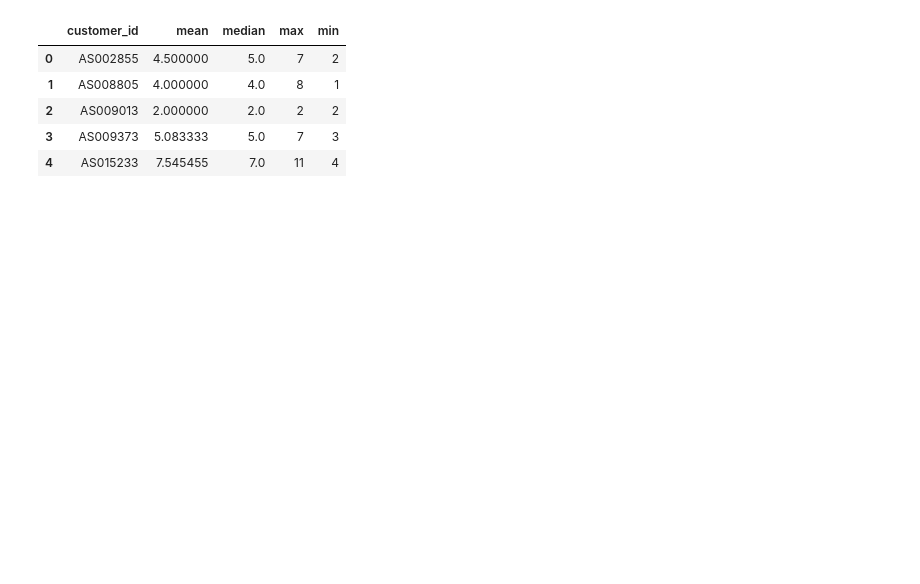
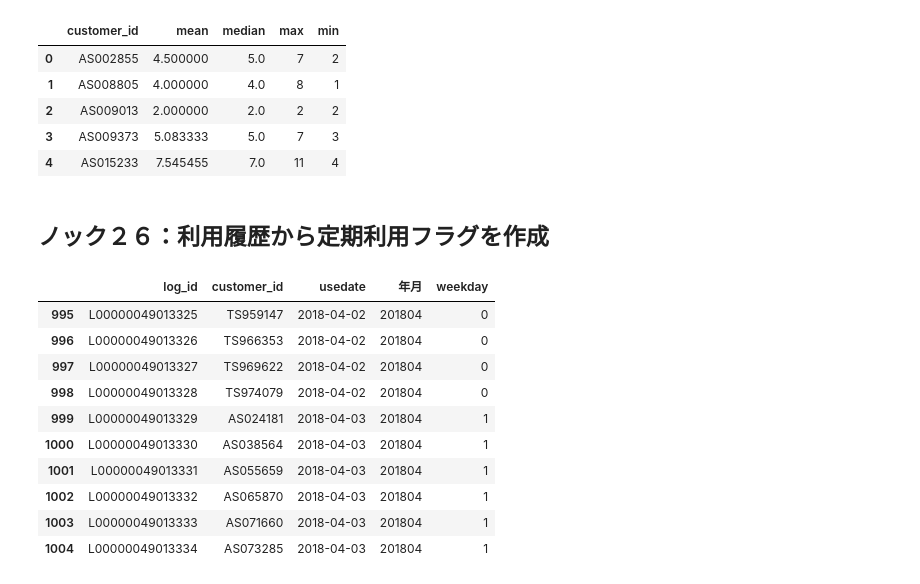
Before and after one commit to newstage75/python_data_analysis_100knock, a Jupyter notebook: 第3章/【機械学習】顧客の全体像を把握する10本ノック.ipynb, the cells around one changed output. Drawn from its saved outputs; the diff is of its cells as text; code cells hidden in the pictures; blank space fills up the shorter version.

```diff
--- a/第3章/【機械学習】顧客の全体像を把握する10本ノック.ipynb
+++ b/第3章/【機械学習】顧客の全体像を把握する10本ノック.ipynb
@@ -324,3 +296,21 @@ uselog_customer.head()
 | 2 | AS009013 | 2.000000 | 2.0 | 2 | 2 |
 | 3 | AS009373 | 5.083333 | 5.0 | 7 | 3 |
 | 4 | AS015233 | 7.545455 | 7.0 | 11 | 4 |
+# %% [markdown]
+## ノック２６：利用履歴から定期利用フラグを作成
+# %%
+# 月〜日を0〜6で表示される
+uselog["weekday"] = uselog["usedate"].dt.weekday
+uselog[995:1005]
+# %% [output]
+|  | log_id | customer_id | usedate | 年月 | weekday |
+| 995 | L00000049013325 | TS959147 | 2018-04-02 | 201804 | 0 |
+| 996 | L00000049013326 | TS966353 | 2018-04-02 | 201804 | 0 |
+| 997 | L00000049013327 | TS969622 | 2018-04-02 | 201804 | 0 |
+| 998 | L00000049013328 | TS974079 | 2018-04-02 | 201804 | 0 |
+| 999 | L00000049013329 | AS024181 | 2018-04-03 | 201804 | 1 |
+| 1000 | L00000049013330 | AS038564 | 2018-04-03 | 201804 | 1 |
+| 1001 | L00000049013331 | AS055659 | 2018-04-03 | 201804 | 1 |
+| 1002 | L00000049013332 | AS065870 | 2018-04-03 | 201804 | 1 |
+| 1003 | L00000049013333 | AS071660 | 2018-04-03 | 201804 | 1 |
+| 1004 | L00000049013334 | AS073285 | 2018-04-03 | 201804 | 1 |
```
Also changed, not shown: parts of 13 cells of this notebook.
